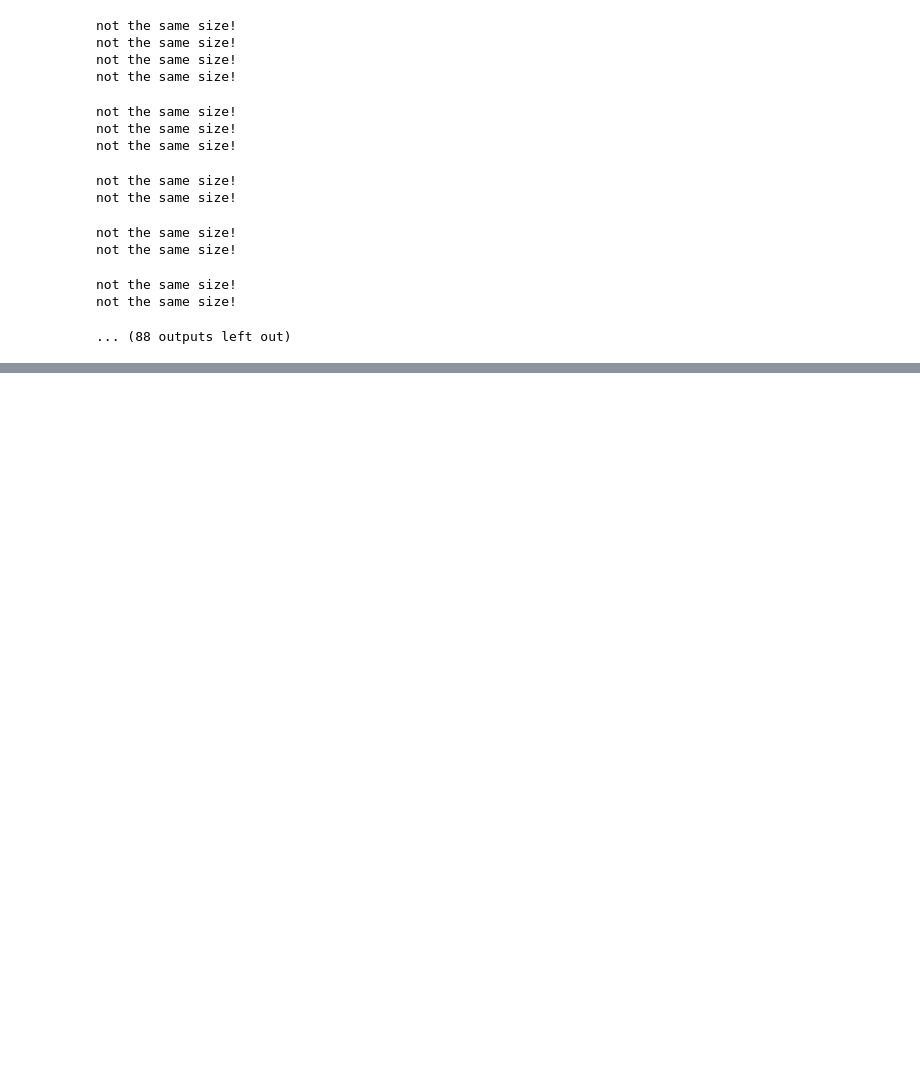
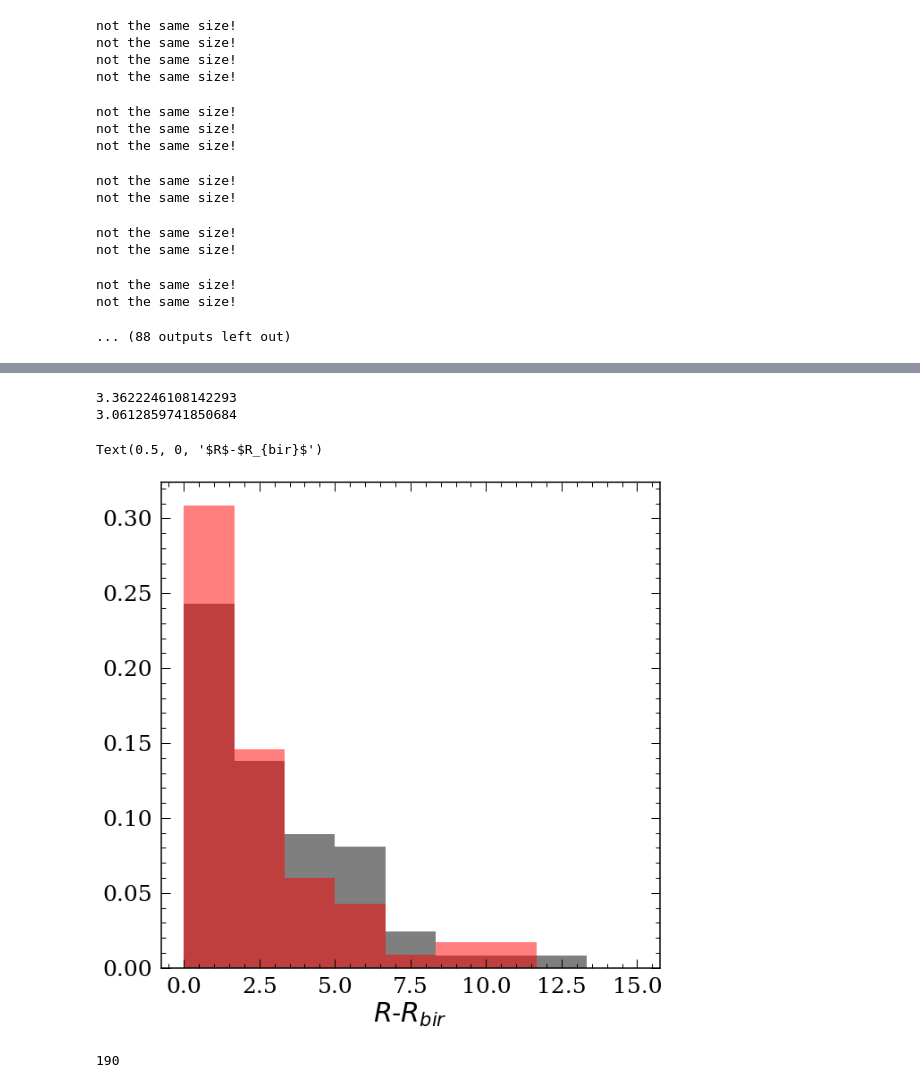
Before and after one commit to lyx12311/RbirThesisNIHAO, a Jupyter notebook: RMStrength.ipynb, the cells around one changed output, grey strips where cells are left out. Drawn from its saved outputs; the diff is of its cells as text; code cells hidden in the pictures; blank space fills up the shorter version.

```diff
--- a/RMStrength.ipynb
+++ b/RMStrength.ipynb
@@ -262,0 +440,34 @@ not the same size!
+# %%
+
+m = (allages_rs == times[100])
+"""
+plt.plot((stars['r_'+str(np.array(sortage)[m][0])]-stars['Rbir']),
+np.zeros(len(stars['r_'+str(np.array(sortage)[m][0])])),
+             'ro', markersize=2)
+"""
+plt.hist(stars['r_'+str(np.array(sortage)[m][0])]-stars['Rbir'],
+         density=True, color='k', bins=np.linspace(0,15,10),
+        alpha=0.5);
+print(np.std((stars['r_'+str(np.array(sortage)[m][0])]-stars['Rbir'])))
+
+m = (allages_rs == times[99])
+"""
+plt.plot(stars['r_'+str(np.array(sortage)[m][0])]-stars['Rbir'],
+         np.zeros(len(stars['r_'+str(np.array(sortage)[m][0])])),
+             'ro', markersize=2)
+"""
+plt.hist(stars['r_'+str(np.array(sortage)[m][0])]-stars['Rbir'],
+         density=True, color='r', bins=np.linspace(0,15,10),
+        alpha=0.5);
+print(np.std(stars['r_'+str(np.array(sortage)[m][0])]-stars['Rbir']))
+plt.xlabel('$R$-$R_{bir}$')
+#plt.ylim([-0.2,0.55])
+# %% [output]
+3.3622246108142293
+3.0612859741850684
+Text(0.5, 0, '$R$-$R_{bir}$')
+[figure, added]
+# %%
+len(stars['r_'+str(np.array(sortage)[m][0])])
+# %% [output]
+190
```
Also changed, not shown: parts of 9 cells of this notebook, 2 other files.
